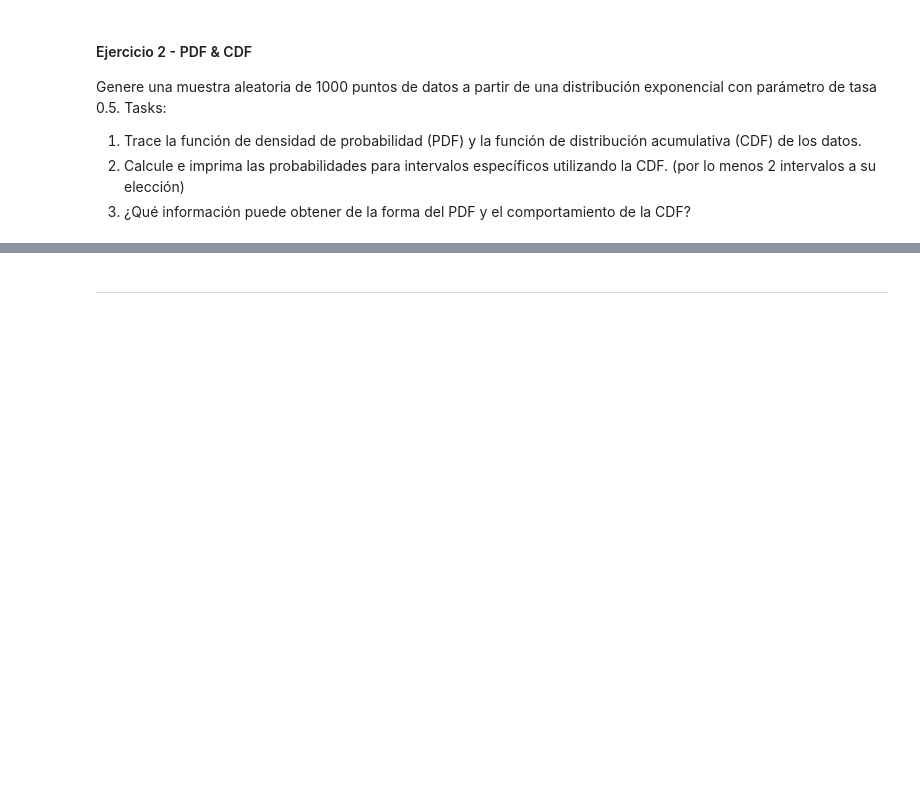
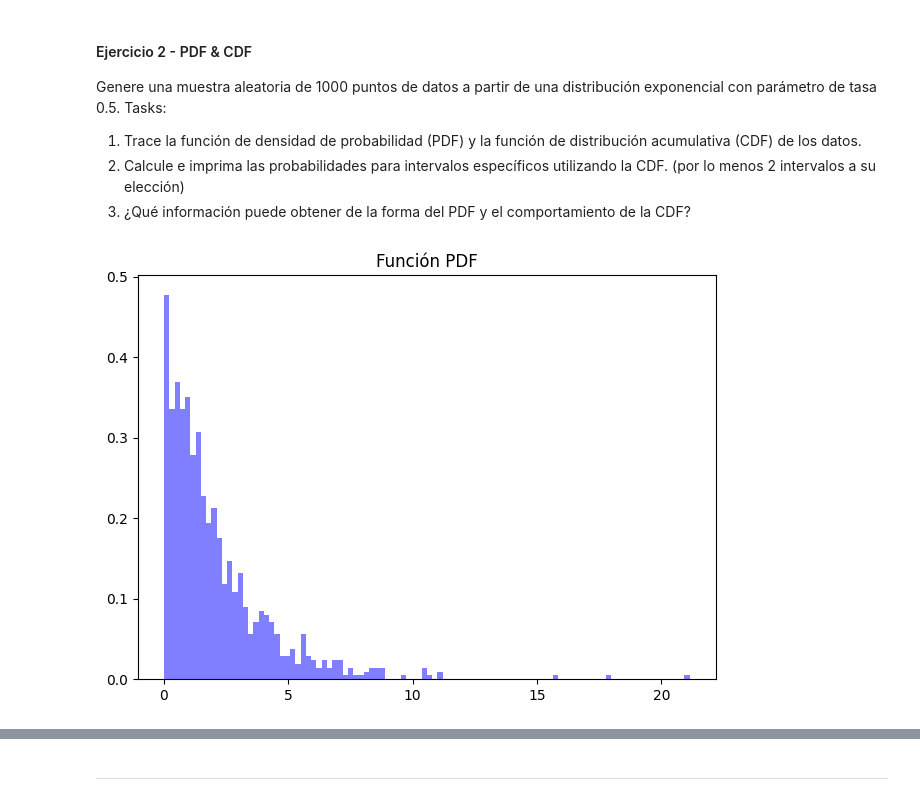
Before and after one commit to Paola-Contreras/HDT1-MS, a Jupyter notebook: lab01.ipynb, the cells around one changed output, grey strips where cells are left out. Drawn from its saved outputs; the diff is of its cells as text; code cells hidden in the pictures; blank space fills up the shorter version.

```diff
--- a/lab01.ipynb
+++ b/lab01.ipynb
@@ -24,0 +23,12 @@ intervalos a su elección)
+# %%
+import numpy as np
+import matplotlib.pyplot as plt
+
+n = np.random.exponential(scale=1/0.5, size=1000)
+tasa = 0.5
+#PDF
+plt.hist(n, bins=100, density=True, alpha = tasa, color = "blue")
+plt.title('Función PDF')
+plt.tight_layout()
+# %% [output]
+[figure, added]
```
Also changed, not shown: parts of 12 cells of this notebook.
